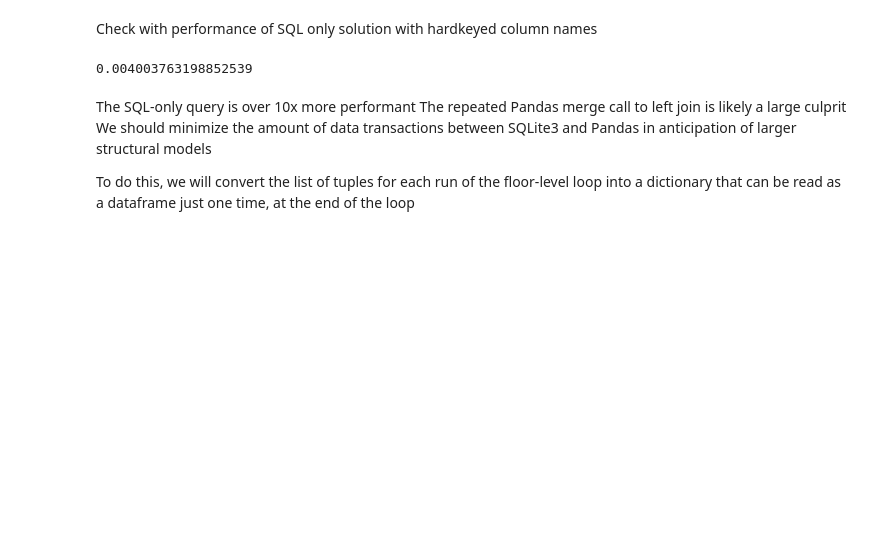
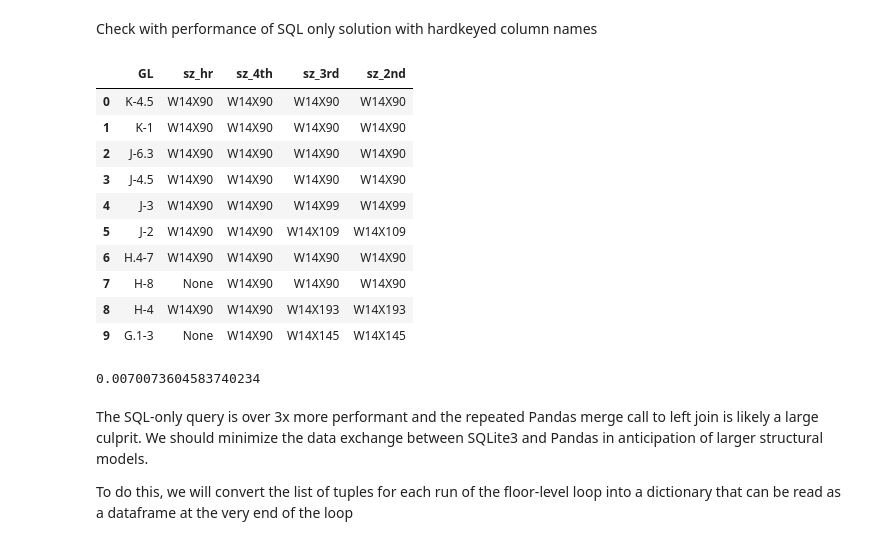
Before and after one commit to edk3742/Column-Report-SQLite3, a Jupyter notebook: gridline_to_columns.ipynb, the cells around one changed output. Saved outputs shown, nothing was run; the diff lists cells and outputs as text; code cells hidden in the pictures; blank space fills up the shorter version.

```diff
--- a/gridline_to_columns.ipynb
+++ b/gridline_to_columns.ipynb
@@ -86,42 +122,54 @@ query_column = f"""
                         FROM StoryData
                         ORDER BY Level
                 )
 
 
                 SELECT
                         gg.GL,
                         sz_hr, sz_4th, sz_3rd, sz_2nd
                 FROM (
                         SELECT
                                 REPLACE(c1.Grid_Label, ' ','') AS GL, c1.Grid_Label, c2.Grid_Label, c3.Grid_Label,
                                 c1.Size AS sz_2nd,
                                 c2.Size AS sz_3rd,
                                 c3.Size AS sz_4th,
                                 c4.Size AS sz_hr,
                                 g.AxialDL, g.AxialSW, g.AxialPosLLRed, g.PosLLRF, g.AxialPosLLNonRed
                         FROM ColumnData AS c1
                         LEFT JOIN GravLoadReactionsOnColumn AS g ON g.Column_UID = c1.Column_UID
                         LEFT JOIN ColumnData AS c2 ON c1.Grid_Label = c2.Grid_Label AND c2.Story_UID = 4027
                         LEFT JOIN ColumnData AS c3 ON c1.Grid_Label = c3.Grid_Label AND c3.Story_UID = 2027
                         LEFT JOIN ColumnData AS c4 ON c1.Grid_Label = c4.Grid_Label AND c4.Story_UID = 1027
                         WHERE c1.Story_UID = 3027
                         ) AS gg
                 WHERE gg.GL NOT IN ({bf_cols_to_sql})
                 ORDER BY gg.GL DESC
                 """
 
 dff = pd.read_sql(query_column, conn)
 end = time.time()
-print(end - start)
+dff.head(10)
 # %% [output]
-0.004003763198852539
+|  | GL | sz_hr | sz_4th | sz_3rd | sz_2nd |
+| 0 | K-4.5 | W14X90 | W14X90 | W14X90 | W14X90 |
+| 1 | K-1 | W14X90 | W14X90 | W14X90 | W14X90 |
+| 2 | J-6.3 | W14X90 | W14X90 | W14X90 | W14X90 |
+| 3 | J-4.5 | W14X90 | W14X90 | W14X90 | W14X90 |
+| 4 | J-3 | W14X90 | W14X90 | W14X99 | W14X99 |
+| 5 | J-2 | W14X90 | W14X90 | W14X109 | W14X109 |
+| 6 | H.4-7 | W14X90 | W14X90 | W14X90 | W14X90 |
+| 7 | H-8 | None | W14X90 | W14X90 | W14X90 |
+| 8 | H-4 | W14X90 | W14X90 | W14X193 | W14X193 |
+| 9 | G.1-3 | None | W14X90 | W14X145 | W14X145 |
+# %%
+print(end - start)
+# %% [output]
+0.0070073604583740234
 # %% [markdown]
-The SQL-only query is over 10x more performant
-The repeated Pandas merge call to left join is likely a large culprit
-We should minimize the amount of data transactions between SQLite3 and Pandas in anticipation of larger structural models
+The SQL-only query is over 3x more performant and the repeated Pandas merge call to left join is likely a large culprit.
+We should minimize the data exchange between SQLite3 and Pandas in anticipation of larger structural models.
 
-To do this, we will convert the list of tuples for each run of the floor-level loop
-into a dictionary that can be read as a dataframe just one time, at the end of the loop
+To do this, we will convert the list of tuples for each run of the floor-level loop into a dictionary that can be read as a dataframe at the very end of the loop
 # %%
 #iterate over floor levels
 start = time.time()
```
Also changed, not shown: parts of 16 cells of this notebook.
